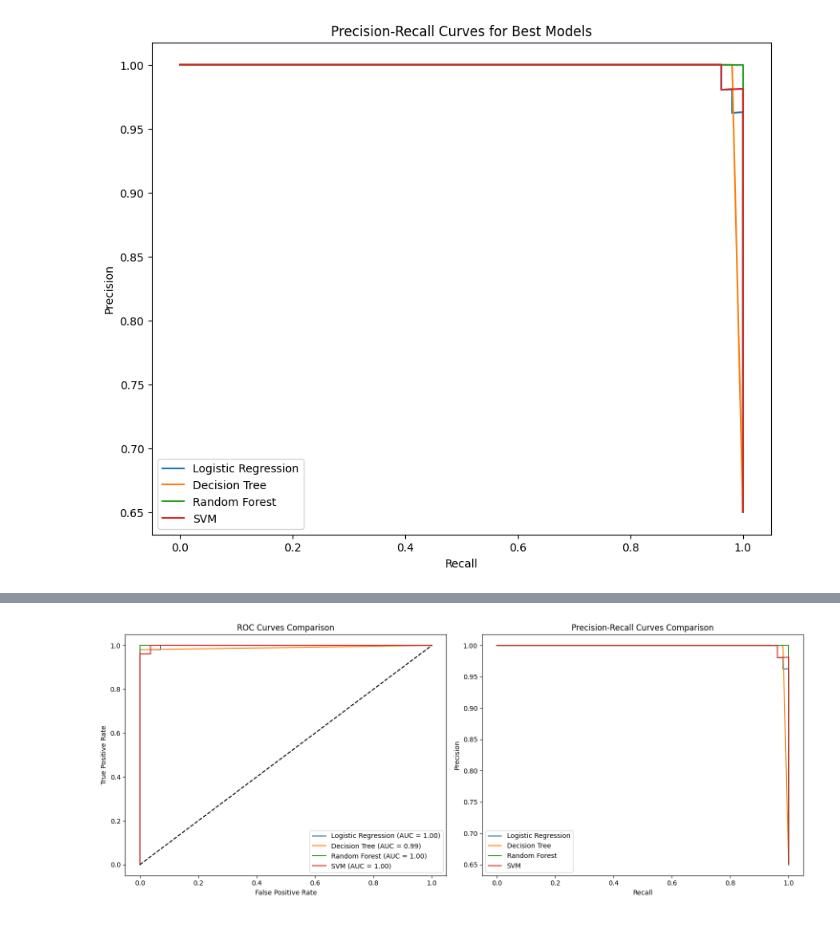
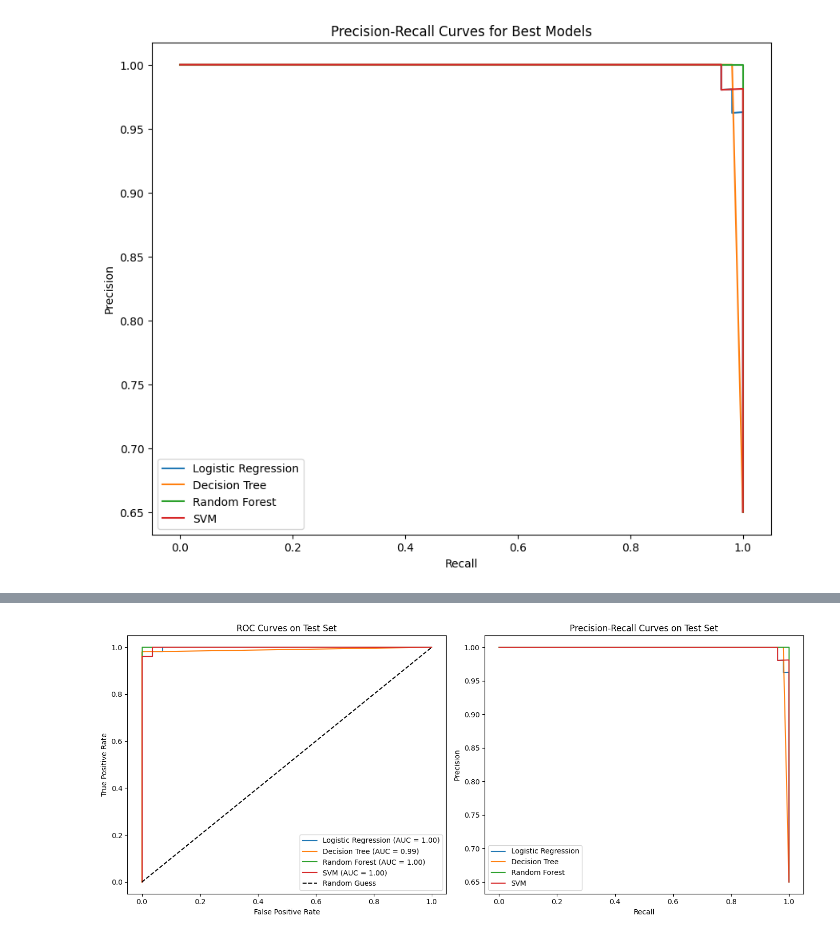
Before and after one commit to abshilpa/Chronic-Kidney-Disease-Data-Science-Project, a Jupyter notebook: MSC_Final_project_CKD.ipynb, the cells around one changed output, grey strips where cells are left out. Drawn from its saved outputs; the diff is of its cells as text; code cells hidden in the pictures.

```diff
--- a/MSC_Final_project_CKD.ipynb
+++ b/MSC_Final_project_CKD.ipynb
@@ -925,46 +1200,49 @@ plot_roc_and_precision_curves(best_models, X_test, y_test)
 # %%
+from sklearn.metrics import roc_auc_score, roc_curve, precision_recall_curve
 import matplotlib.pyplot as plt
-from sklearn.metrics import roc_curve, precision_recall_curve, roc_auc_score
 
-def plot_comparison_curves(models, X_test, y_test):
+def plot_test_set_comparisons(best_models, X_test, y_test):
     """
-    Plot ROC and Precision-Recall comparison curves for all models.
+    Plot ROC and Precision-Recall curves for all models on the test set.
 
     Parameters:
-    models (dict): Dictionary of trained models.
-    X_test (pd.DataFrame): Test features.
-    y_test (pd.Series): True labels for the test set.
+    best_models (dict): Dictionary of the best models after tuning.
+    X_test (pd.DataFrame): Test feature set.
+    y_test (pd.Series): Test target labels.
     """
-    # Initialize plot
-    plt.figure(figsize=(15, 6))
+    # Initialize plots
+    plt.figure(figsize=(14, 6))
 
-    # Subplot 1: ROC Curves
+    # ROC Curve
     plt.subplot(1, 2, 1)
-    for name, model in models.items():
-        y_pred_proba = model.predict_proba(X_test)[:, 1]
-        fpr, tpr, _ = roc_curve(y_test, y_pred_proba)
-        auc = roc_auc_score(y_test, y_pred_proba)
-        plt.plot(fpr, tpr, label=f"{name} (AUC = {auc:.2f})")
-    plt.plot([0, 1], [0, 1], 'k--')  # Diagonal reference line
-    plt.title("ROC Curves Comparison")
+    for model_name, model in best_models.items():
+        y_pred_proba = model.predict_proba(X_test)[:, 1] if hasattr(model, "predict_proba") else None
+        if y_pred_proba is not None:
+            roc_auc = roc_auc_score(y_test, y_pred_proba)
+            fpr, tpr, _ = roc_curve(y_test, y_pred_proba)
+            plt.plot(fpr, tpr, label=f"{model_name} (AUC = {roc_auc:.2f})")
+    plt.plot([0, 1], [0, 1], "k--", label="Random Guess")
+    plt.title("ROC Curves on Test Set")
     plt.xlabel("False Positive Rate")
     plt.ylabel("True Positive Rate")
     plt.legend(loc="lower right")
 
-    # Subplot 2: Precision-Recall Curves
+    # Precision-Recall Curve
     plt.subplot(1, 2, 2)
-    for name, model in models.items():
-        y_pred_proba = model.predict_proba(X_test)[:, 1]
-        precision, recall, _ = precision_recall_curve(y_test, y_pred_proba)
-        plt.plot(recall, precision, label=name)
-    plt.title("Precision-Recall Curves Comparison")
+    for model_name, model in best_models.items():
+        y_pred_proba = model.predict_proba(X_test)[:, 1] if hasattr(model, "predict_proba") else None
+        if y_pred_proba is not None:
+            precision, recall, _ = precision_recall_curve(y_test, y_pred_proba)
+            plt.plot(recall, precision, label=model_name)
+    plt.title("Precision-Recall Curves on Test Set")
     plt.xlabel("Recall")
     plt.ylabel("Precision")
     plt.legend(loc="lower left")
 
-    # Show plots
     plt.tight_layout()
     plt.show()
-plot_comparison_curves(best_models, X_test, y_test)
+
+# Call the function to plot comparisons
+plot_test_set_comparisons(best_models, X_test, y_test)
 # %% [output]
-[figure, old version]
+[figure, new version]
```
Also changed, not shown: parts of 9 cells of this notebook.
